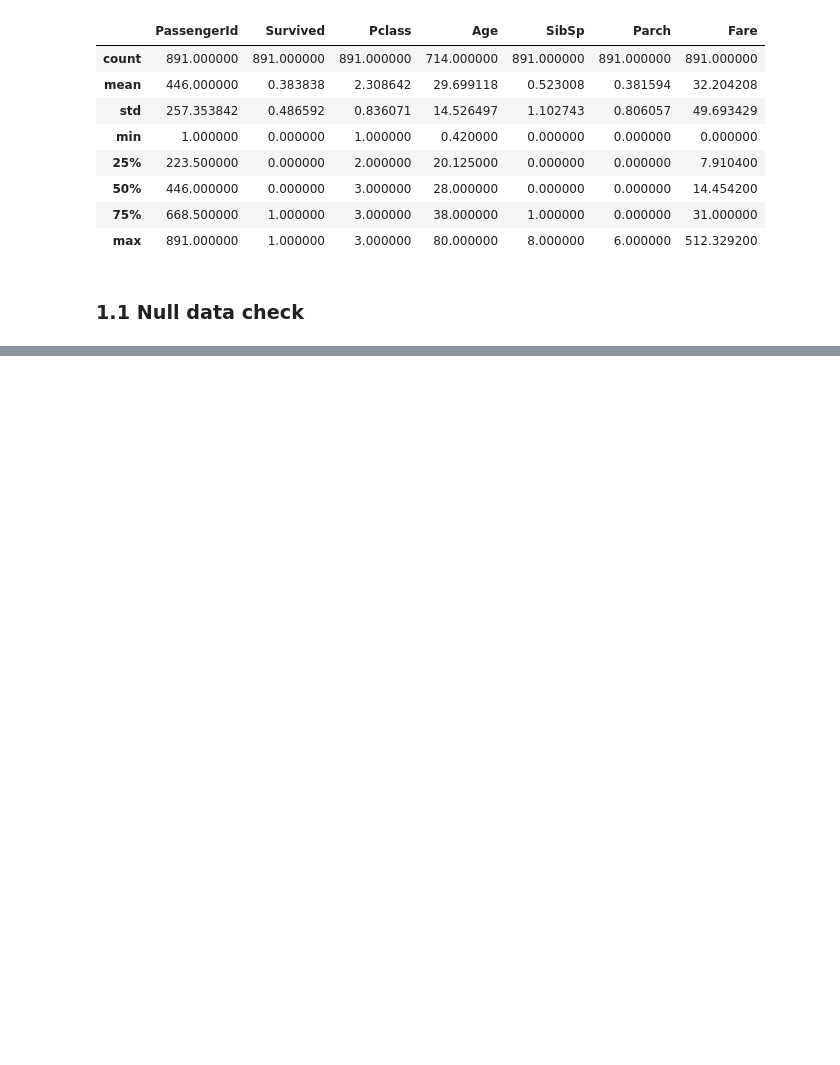
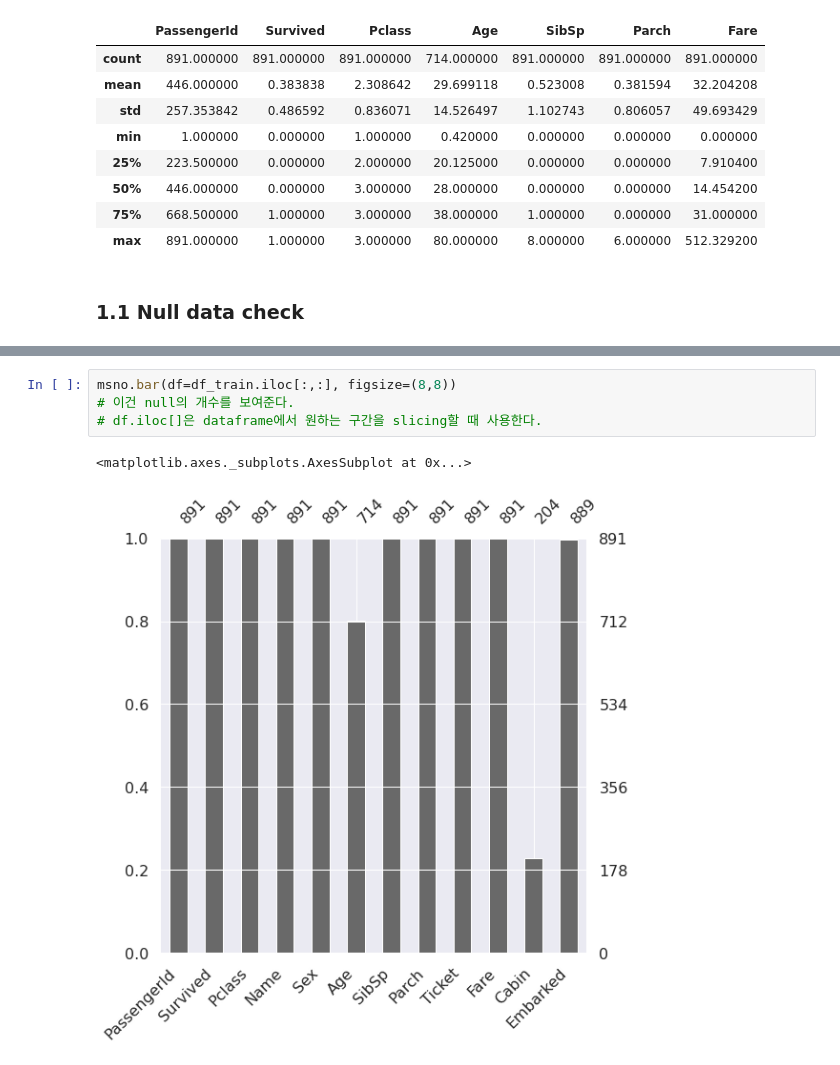
Before and after one commit to Soo-Im/Kaggle_Titanic, a Jupyter notebook: titanic-soo.ipynb, the cells around one changed output, grey strips where cells are left out. Drawn from its saved outputs; the diff is of its cells as text; blank space fills up the shorter version.

```diff
--- a/titanic-soo.ipynb
+++ b/titanic-soo.ipynb
@@ -96,0 +109,7 @@ column:   Embarked       Percent of Nan value: 0.22%
+# %%
+msno.bar(df=df_train.iloc[:,:], figsize=(8,8))
+# 이건 null의 개수를 보여준다.
+# df.iloc[]은 dataframe에서 원하는 구간을 slicing할 때 사용한다.
+# %% [output]
+<matplotlib.axes._subplots.AxesSubplot at 0x...>
+[figure, added]
```
Also changed, not shown: parts of 6 cells of this notebook.
